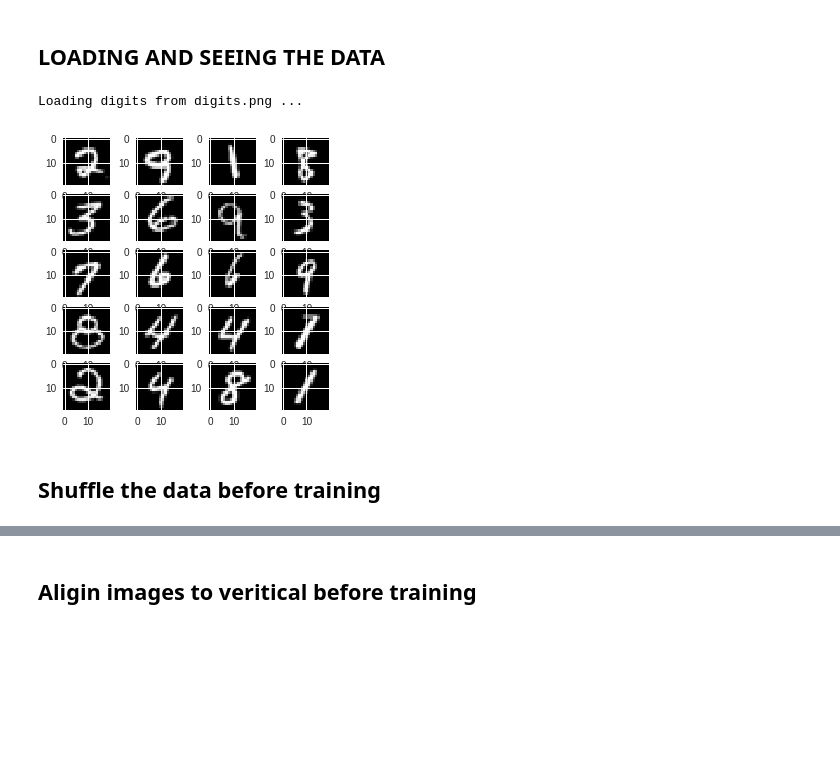
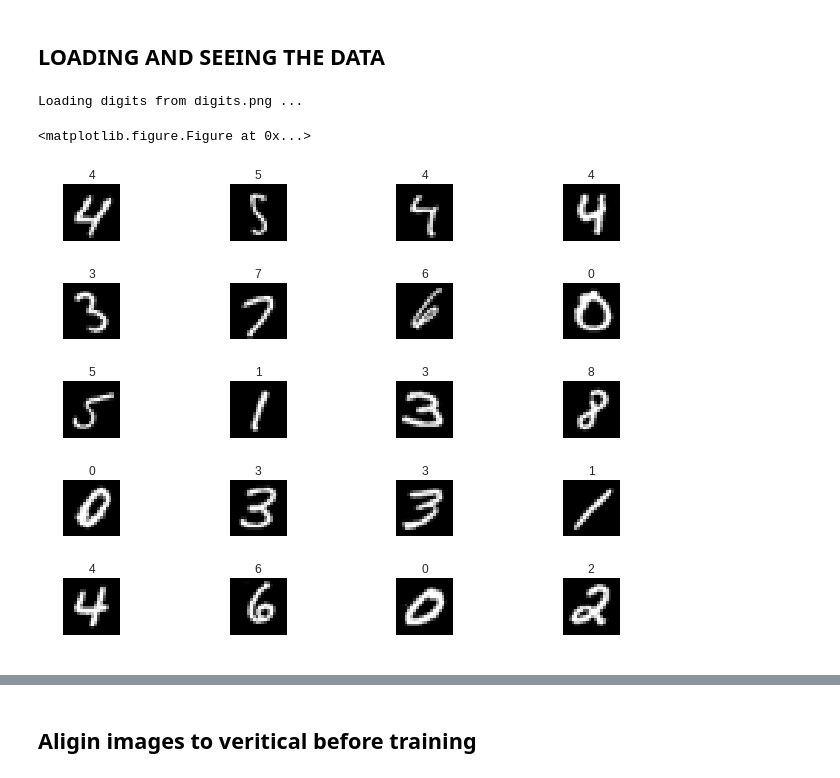
Before and after one commit to avs20/HOG_Playground, a Jupyter notebook: HOG_Digits.ipynb, the cells around one changed output, grey strips where cells are left out. Drawn from its saved outputs; the diff is of its cells as text; code cells hidden in the pictures; blank space fills up the shorter version.

```diff
--- a/HOG_Digits.ipynb
+++ b/HOG_Digits.ipynb
@@ -239,36 +75,33 @@ confusion matrix:
 # %%
 
 print('Loading digits from digits.png ... ')
 # Load data.
 digits, labels = load_digits('digits.png')
 # print(digits[0])
 
 
 plt.figure(figsize=(5,5))
 
 import random
 
-col = 1
-row = 0
+
+f = plt.figure(figsize=(10,7))
+
 for i in range(20):
-  if (i % 5 == 0):
-    col = 1
-    row += 1
-  else :
-    col += 1
+
 
   index = random.randint(0,digits.shape[0])
   plt.subplot( 5, 4, i+1 )
+  plt.axis('off')
+  plt.title(labels[index])
+
   plt.imshow(digits[index], cmap="gray")
 
+
+plt.tight_layout( w_pad=0.5, h_pad=1.0)
+
 plt.show()
-
-
-
-# plt.imshow(digits[0], cmap="gray")
-# plt.show()
 # %% [output]
 Loading digits from digits.png ...
+<matplotlib.figure.Figure at 0x...>
-[figure, old version]
+[figure, new version]
-# %% [markdown]
-## Shuffle the data before training
```
Also changed, not shown: parts of 6 cells of this notebook.
